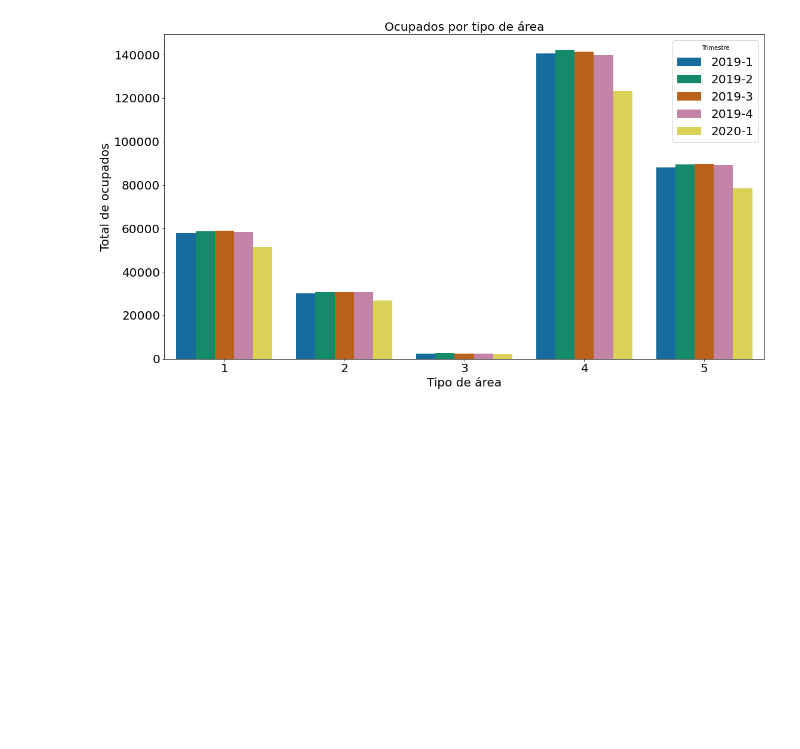
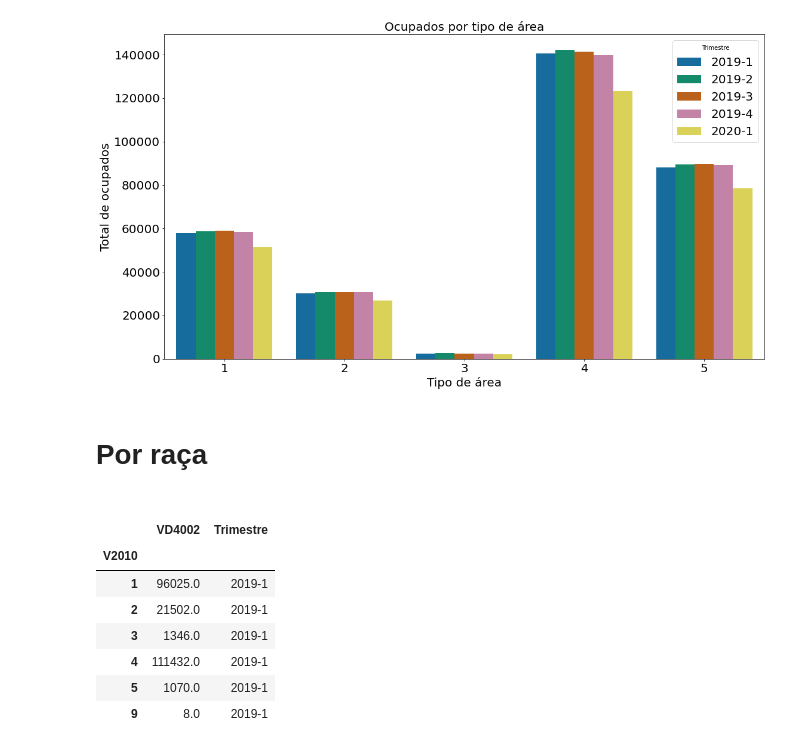
Before and after one commit to martimallow/CovidDataAnalytics, a Jupyter notebook: #6.ipynb, the cells around one changed output. Saved outputs shown, nothing was run; the diff lists cells and outputs as text; code cells hidden in the pictures; blank space fills up the shorter version.

```diff
--- a/#6.ipynb
+++ b/#6.ipynb
@@ -318,3 +300,5 @@ plt.savefig('ocupados_area.png', transparent=True)
 plt.show()
 # %% [output]
 [figure]
+# %% [markdown]
+<h1>Por raça<h1>
@@ -320,0 +315,13 @@ plt.show()
+# %%
+raca2019_1 = p2019_1[['V2010','VD4002']][p2019_1['VD4002'] == 1].groupby('V2010').sum()
+raca2019_1['Trimestre'] = '2019-1'
+raca2019_1
+# %% [output]
+|  | VD4002 | Trimestre |
+| V2010 |  |  |
+| 1 | 96025.0 | 2019-1 |
+| 2 | 21502.0 | 2019-1 |
+| 3 | 1346.0 | 2019-1 |
+| 4 | 111432.0 | 2019-1 |
+| 5 | 1070.0 | 2019-1 |
+| 9 | 8.0 | 2019-1 |
```
Also changed, not shown: parts of 12 cells of this notebook.
